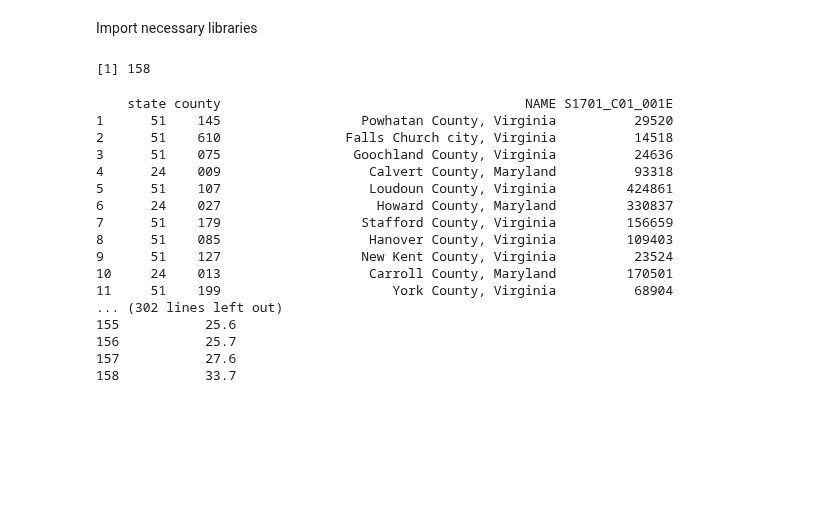
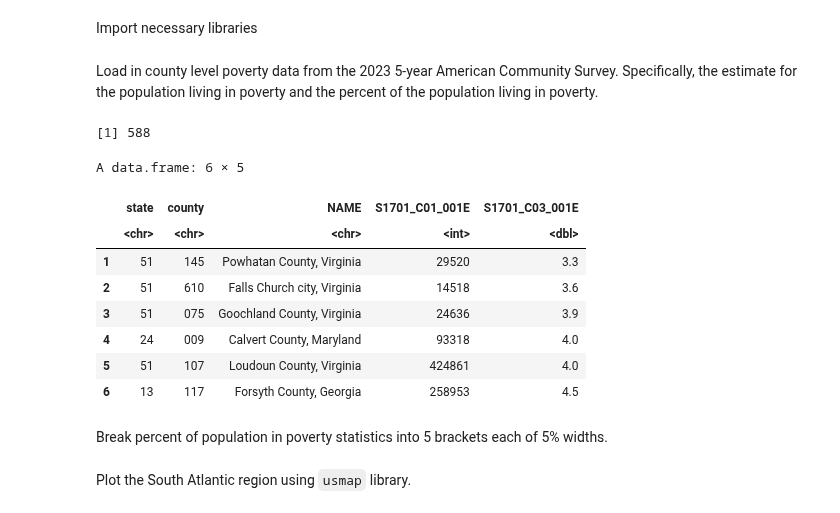
Before and after one commit to maha4028/economic-charting, a Jupyter notebook: code/poverty.ipynb, the cells around one changed output. Saved outputs shown, nothing was run; the diff lists cells and outputs as text; code cells hidden in the pictures; blank space fills up the shorter version.

```diff
--- a/code/poverty.ipynb
+++ b/code/poverty.ipynb
@@ -6,38 +6,34 @@ library(censusapi)
 
 library(usmap)
 library(ggplot2)
+# %% [markdown]
+Load in county level poverty data from the 2023 5-year American Community Survey. Specifically, the estimate for the population living in poverty and the percent of the population living in poverty.
 # %%
 acs_subject <- getCensus(
     name = "acs/acs5/subject",
     vintage = 2023,
     vars = c(
         "NAME",
         "S1701_C01_001E", # Estimate!!Total!!Population for whom poverty status is determined
         "S1701_C03_001E"  # Estimate!!Percent below poverty level!!Population for whom poverty status is determined
         ),
     region = "county:*",
-    regionin = "state:11,24,51") # 54 is WV
+    regionin = "state:10,11,12,13,24,37,45,51,54") # South Atlantic states
 nrow(acs_subject)
-print(acs_subject %>% arrange(S1701_C03_001E))
+acs_subject %>% arrange(S1701_C03_001E) %>% head()
 # %% [output]
-[1] 158
+[1] 588
-    state county                                       NAME S1701_C01_001E
-1      51    145                  Powhatan County, Virginia          29520
-2      51    610                Falls Church city, Virginia          14518
-3      51    075                 Goochland County, Virginia          24636
-4      24    009                   Calvert County, Maryland          93318
-5      51    107                   Loudoun County, Virginia         424861
-6      24    027                    Howard County, Maryland         330837
-7      51    179                  Stafford County, Virginia         156659
-8      51    085                   Hanover County, Virginia         109403
-9      51    127                  New Kent County, Virginia          23524
-10     24    013                   Carroll County, Maryland         170501
-11     51    199                      York County, Virginia          68904
-... (302 lines left out)
-155           25.6
-156           25.7
-157           27.6
-158           33.7
+A data.frame: 6 × 5
+|  | state | county | NAME | S1701_C01_001E | S1701_C03_001E |
+|  | <chr> | <chr> | <chr> | <int> | <dbl> |
+| 1 | 51 | 145 | Powhatan County, Virginia | 29520 | 3.3 |
+| 2 | 51 | 610 | Falls Church city, Virginia | 14518 | 3.6 |
+| 3 | 51 | 075 | Goochland County, Virginia | 24636 | 3.9 |
+| 4 | 24 | 009 | Calvert County, Maryland | 93318 | 4.0 |
+| 5 | 51 | 107 | Loudoun County, Virginia | 424861 | 4.0 |
+| 6 | 13 | 117 | Forsyth County, Georgia | 258953 | 4.5 |
+# %% [markdown]
+Break percent of population in poverty statistics into 5 brackets each of 5% widths.
 # %%
 acs_subject <- acs_subject %>%
     mutate(
@@ -51,4 +47,6 @@ acs_subject <- acs_subject %>%
         ),
     bracket = factor(bracket, levels = c("<5%", "5-9.9%", "10-14.9%", "15-19.9%", "20%+"))
     )
+# %% [markdown]
+Plot the South Atlantic region using `usmap` library.
 # %%
```
Also changed, not shown: parts of 5 cells of this notebook, 2 other files.
